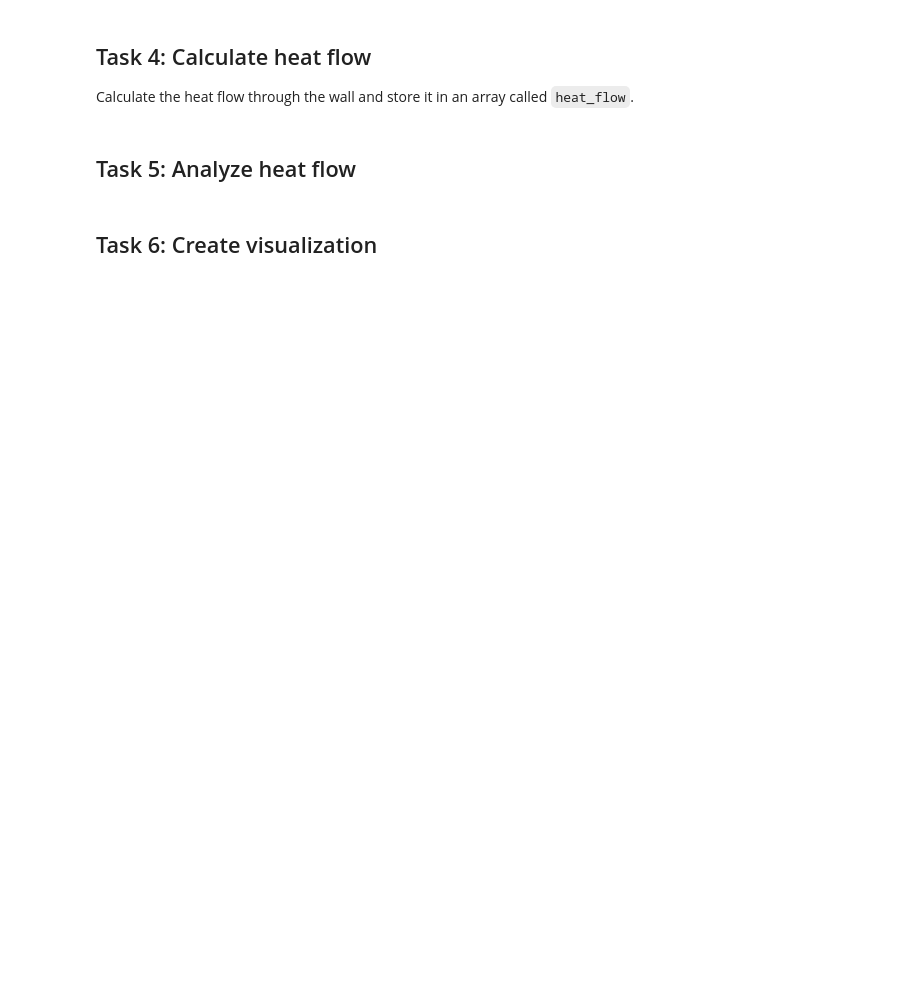
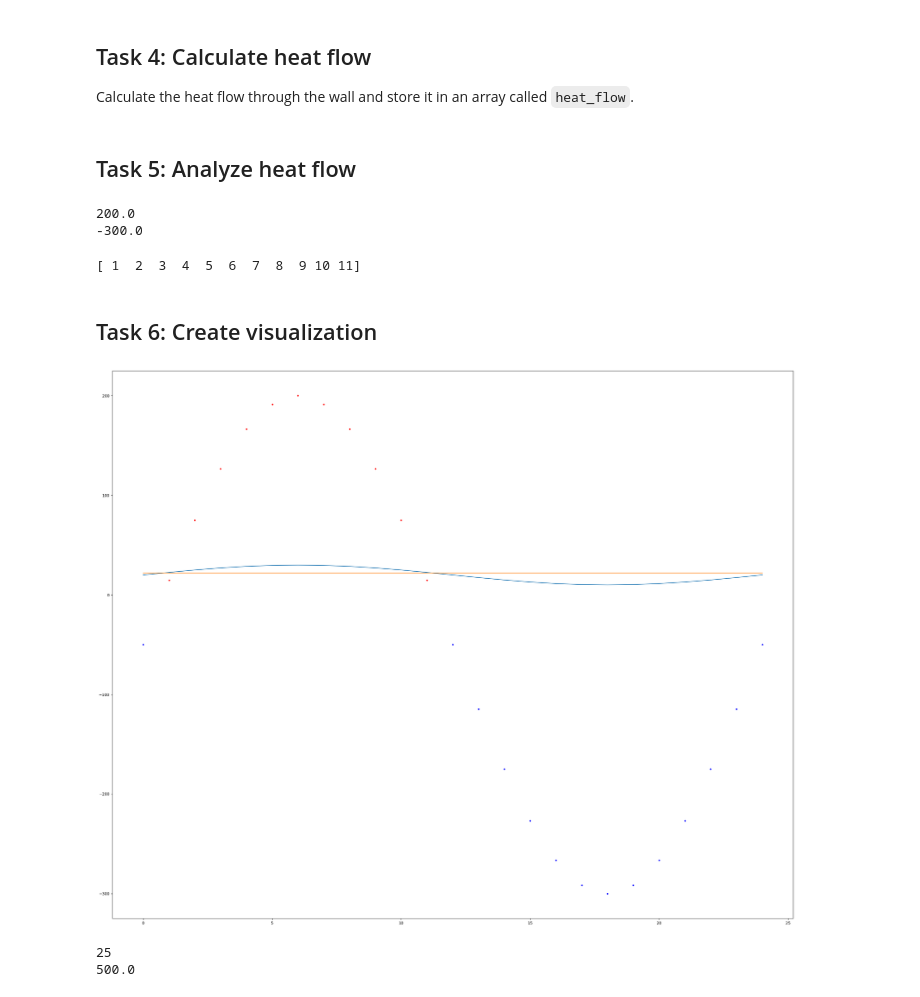
Before and after one commit to BlakeSneveGit/Engr240, a Jupyter notebook: problem3_heat_transfer.ipynb, the cells around one changed output. Cells and saved outputs as stored; diff of their text form; code cells hidden in the pictures; blank space fills up the shorter version.

```diff
--- a/problem3_heat_transfer.ipynb
+++ b/problem3_heat_transfer.ipynb
@@ -83,6 +70,8 @@ TypeError: 'numpy.ndarray' object is not callable
 Calculate the heat flow through the wall and store it in an array called `heat_flow`.
 # %%
 # Your code here
+heat_flow = (k*A*(delta_T))/d
+#print (heat_flow)
 # %% [markdown]
 ## Task 5: Analyze heat flow
 # %%
@@ -93,6 +82,19 @@ Calculate the heat flow through the wall and store it in an array called `heat_f
 # - `max_time` for the time when maximum flow occurs
 # - `min_time` for the time when minimum flow occurs
 # Your code here
+
+max_flow = np.max(heat_flow)
+min_flow = np.min(heat_flow)
+max_time = np.array(time [np.argmax(heat_flow)])
+min_time = np.array(time [np.argmin(heat_flow)])
+
+print (max_flow)
+print (min_flow)
+#print (max_time)
+#print (min_time)
+# %% [output]
+200.0
+-300.0
 # %%
 # b. Calculate total heat transfer (simple sum of hourly heat flow)
 # Create a variable called `total_heat` for the total heat transfer
@@ -105,5 +110,17 @@ Calculate the heat flow through the wall and store it in an array called `heat_f
 # - `inward_times_string` - a string showing times when flow is inward
 # - `outward_times_string` - a string showing times when flow is outward
 # Your code here
+
+inward_flow_mask = heat_flow > 0
+outward_flow_mask = heat_flow < 0
+inward_times_string = time[inward_flow_mask]
+outward_times_string = time[outward_flow_mask]
+
+#print (inward_flow_mask)
+#print (outward_flow_mask)
+#print (inward_times_string)
+#print (outward_times_string)
+# %% [output]
+[ 1  2  3  4  5  6  7  8  9 10 11]
 # %% [markdown]
 ## Task 6: Create visualization
@@ -121,0 +127,27 @@ plt.show()
+# %%
+# Create figure and plot data
+# Your code here
+x=(np.size(time))
+y=(-1*(np.subtract(min_flow,max_flow)))
+
+plt.figure (figsize=(x,y/25))
+plt.plot(time, T_out, label='Outside Temperature')
+plt.plot(time, T_in_array, label='Inside Temperature')
+plt.scatter(inward_times_string, heat_flow[inward_flow_mask], marker = '.', color= 'r', label='Inward Heat Flow')
+plt.scatter(outward_times_string, heat_flow[outward_flow_mask], marker = '.', color= 'b', label='Outward Heat Flow')
+
+
+# Add labels, title, legend, and grid
+# Your code here
+
+
+# Show the plot
+plt.tight_layout()
+plt.show()
+
+print (np.size(time))
+print (-1*(np.subtract(min_flow,max_flow)))
+# %% [output]
+[figure, added]
+25
+500.0
```
Also changed, not shown: parts of 5 cells of this notebook.
